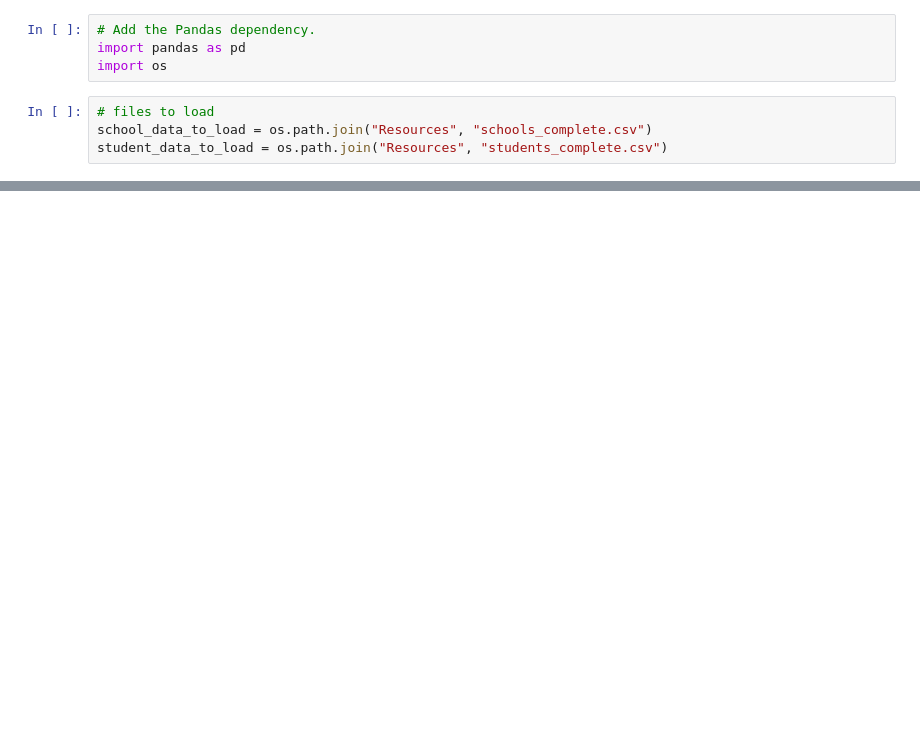
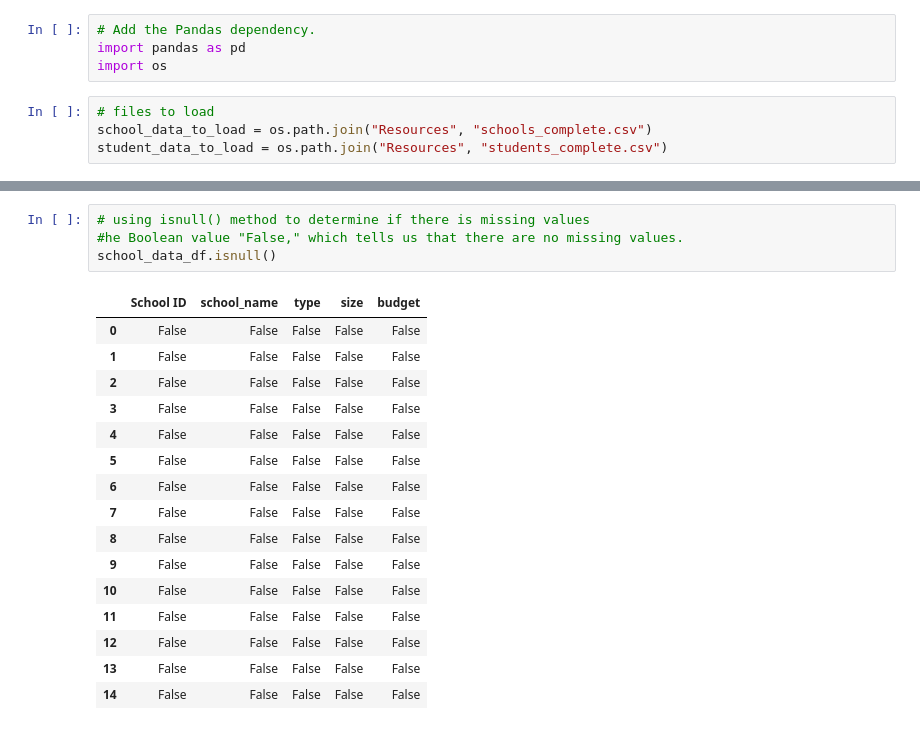
Before and after one commit to elzmanzi/School_District_Analysis, a Jupyter notebook: PyCitySchools.ipynb, the cells around one changed output, grey strips where cells are left out. Cells and saved outputs as stored; diff of their text form; blank space fills up the shorter version.

Commit message:
data cleaned

```diff
--- a/PyCitySchools.ipynb
+++ b/PyCitySchools.ipynb
@@ -29,0 +62,21 @@ student_data_df.sample()
+# %%
+# using isnull() method to determine if there is missing values
+#he Boolean value "False," which tells us that there are no missing values.
+school_data_df.isnull()
+# %% [output]
+|  | School ID | school_name | type | size | budget |
+| 0 | False | False | False | False | False |
+| 1 | False | False | False | False | False |
+| 2 | False | False | False | False | False |
+| 3 | False | False | False | False | False |
+| 4 | False | False | False | False | False |
+| 5 | False | False | False | False | False |
+| 6 | False | False | False | False | False |
+| 7 | False | False | False | False | False |
+| 8 | False | False | False | False | False |
+| 9 | False | False | False | False | False |
+| 10 | False | False | False | False | False |
+| 11 | False | False | False | False | False |
+| 12 | False | False | False | False | False |
+| 13 | False | False | False | False | False |
+| 14 | False | False | False | False | False |
```
Also changed, not shown: parts of 15 cells of this notebook, 2 other files.
